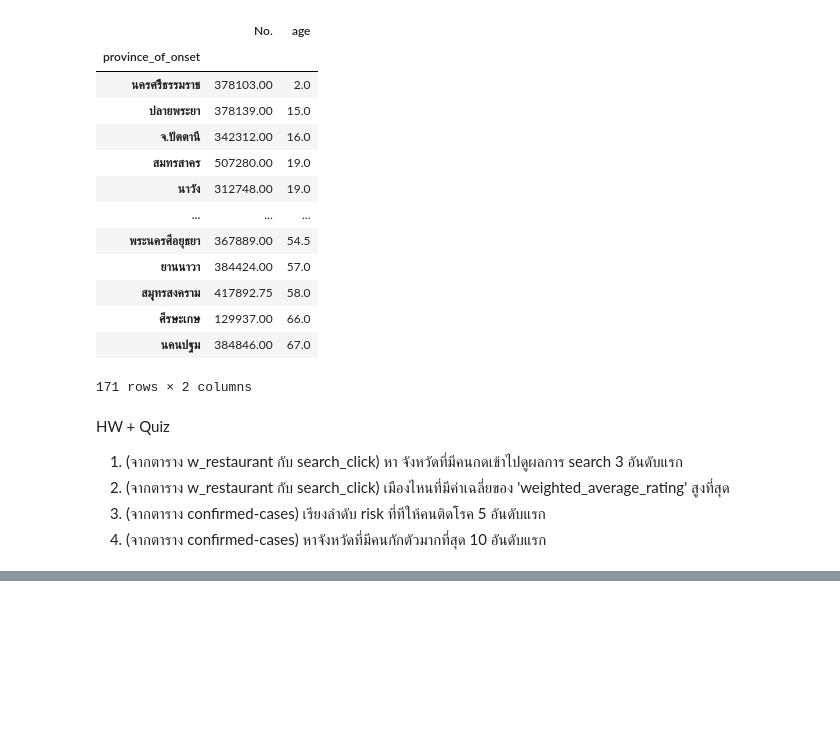
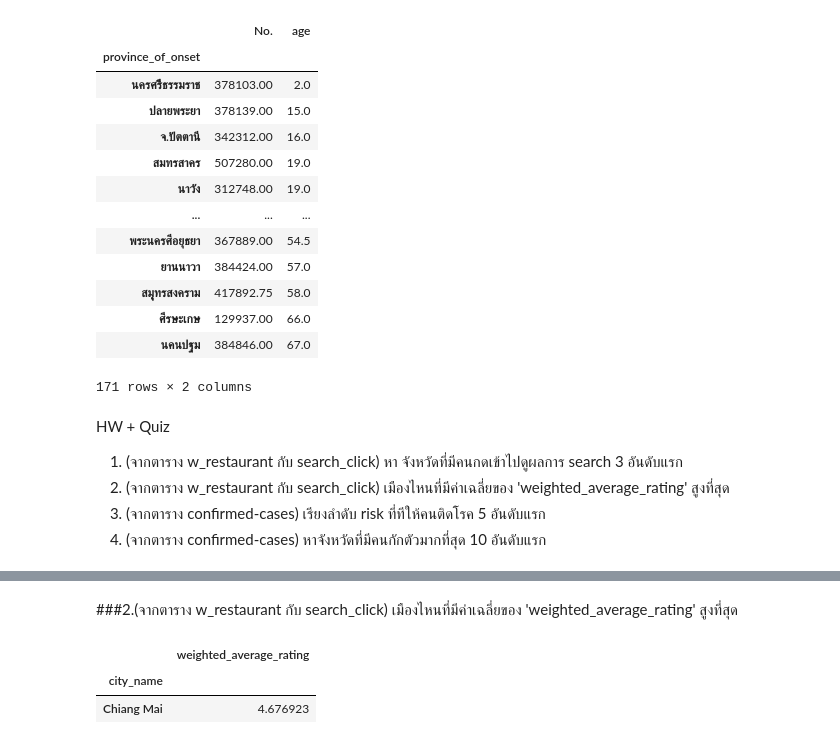
Before and after one commit to Chanunchida-May/DWDM21, a Jupyter notebook: Data_Preprocessing_(chapter3).ipynb, the cells around one changed output, grey strips where cells are left out. Cells and saved outputs as stored; diff of their text form; code cells hidden in the pictures; blank space fills up the shorter version.

```diff
--- a/Data_Preprocessing_(chapter3).ipynb
+++ b/Data_Preprocessing_(chapter3).ipynb
@@ -1413,0 +1425,9 @@ HW + Quiz
+# %% [markdown]
+###2.(จากตาราง w_restaurant กับ search_click) เมืองไหนที่มีค่าเฉลี่ยของ 'weighted_average_rating' สูงที่สุด
+# %%
+WS2 = merged_table.groupby('city_name').mean().sort_values(['weighted_average_rating'], ascending=False)
+WS2.iloc[:1,[8]]
+# %% [output]
+|  | weighted_average_rating |
+| city_name |  |
+| Chiang Mai | 4.676923 |
```
Also changed, not shown: parts of 8 cells of this notebook.
